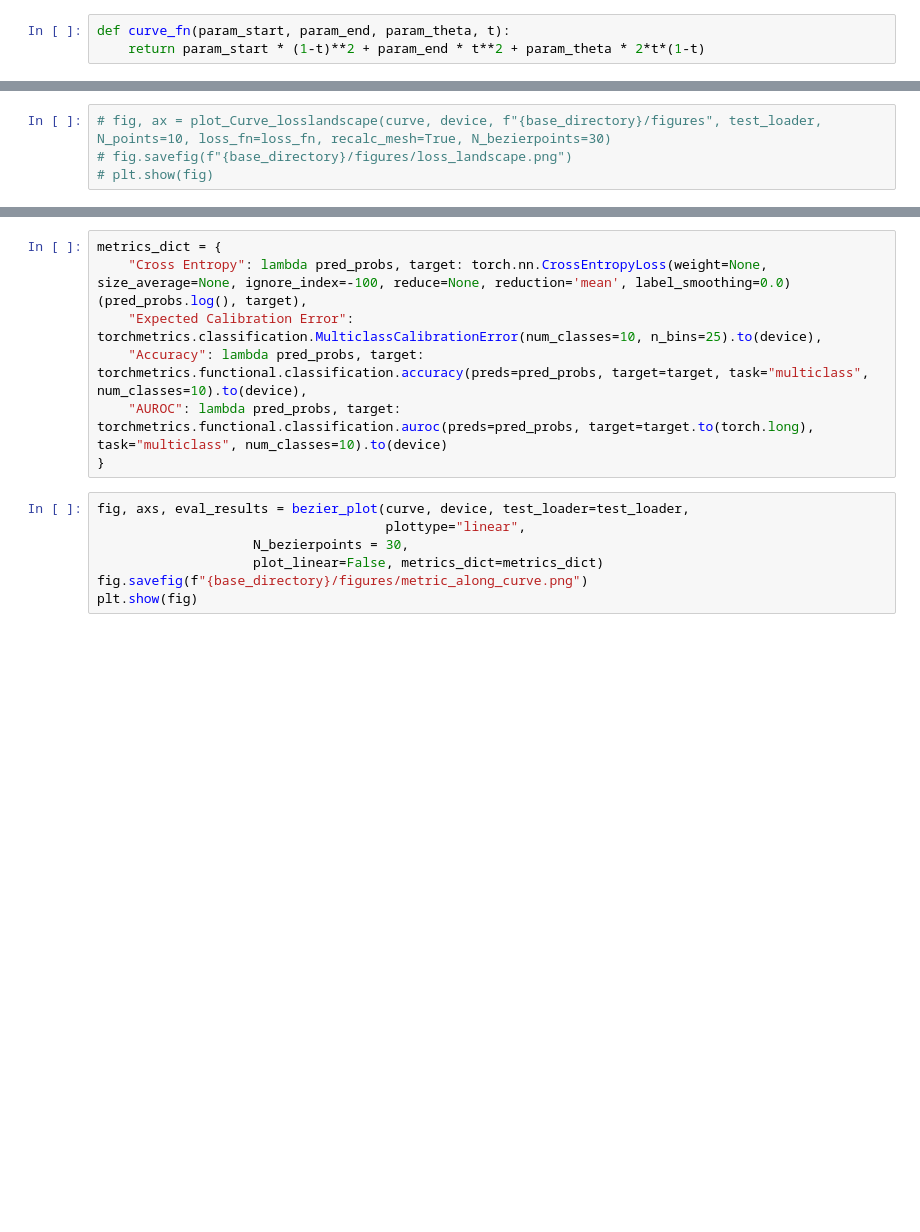
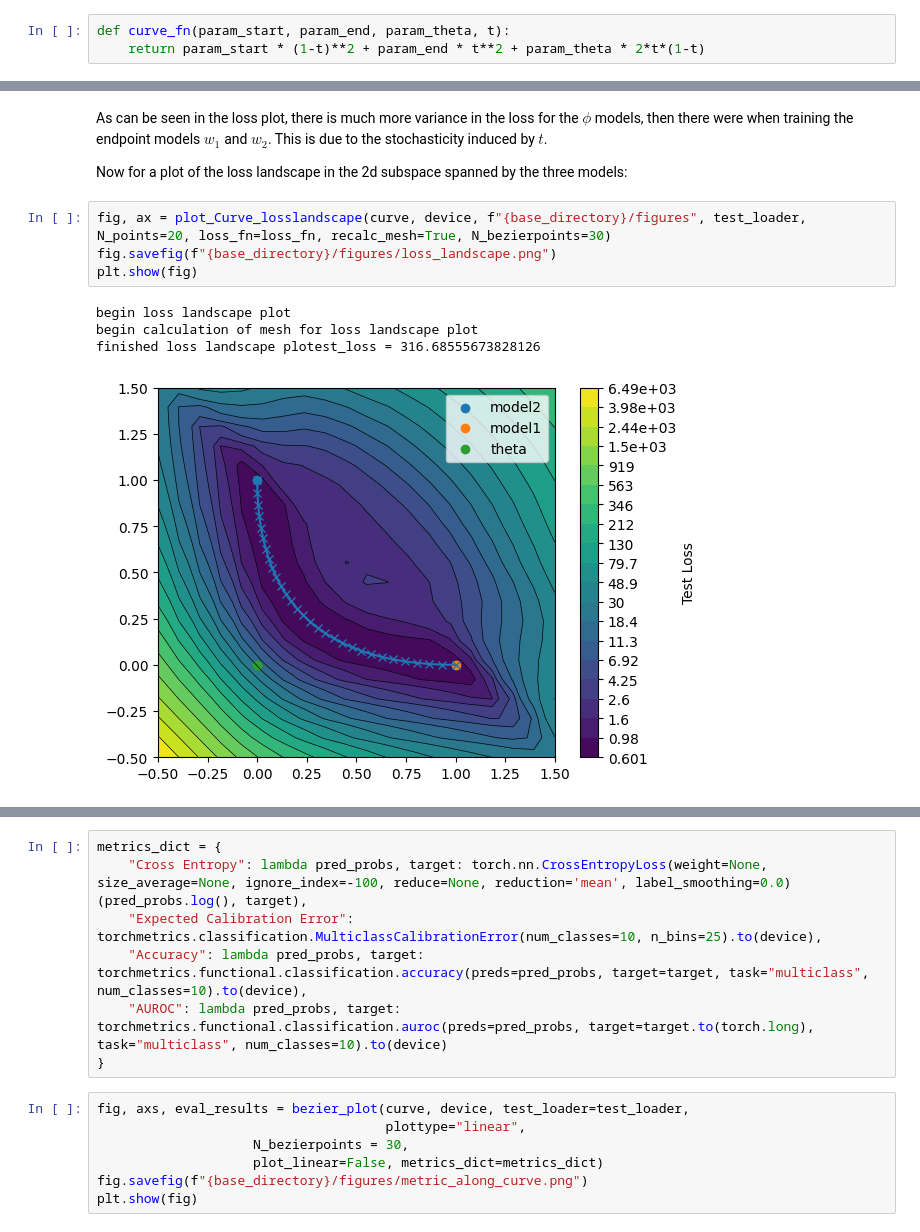
Before and after one commit to simoneiriksson/mode-connectivity, a Jupyter notebook: modeconnectivity/CIFAR_experiment.ipynb, the cells around one changed output, grey strips where cells are left out. Saved outputs shown, nothing was run; the diff lists cells and outputs as text; blank space fills up the shorter version.

```diff
--- a/modeconnectivity/CIFAR_experiment.ipynb
+++ b/modeconnectivity/CIFAR_experiment.ipynb
@@ -160,4 +270,14 @@ else:
+# %% [markdown]
+As can be seen in the loss plot, there is much more variance in the loss for the $\phi$ models, then there were when training the endpoint models $w_1$ and $w_2$. This is due to the stochasticity induced by $t$.
+
+
+Now for a plot of the loss landscape in the 2d subspace spanned by the three models:
 # %%
-# fig, ax = plot_Curve_losslandscape(curve, device, f"{base_directory}/figures", test_loader, N_points=10, loss_fn=loss_fn, recalc_mesh=True, N_bezierpoints=30)
-# fig.savefig(f"{base_directory}/figures/loss_landscape.png")
-# plt.show(fig)
+fig, ax = plot_Curve_losslandscape(curve, device, f"{base_directory}/figures", test_loader, N_points=20, loss_fn=loss_fn, recalc_mesh=True, N_bezierpoints=30)
+fig.savefig(f"{base_directory}/figures/loss_landscape.png")
+plt.show(fig)
+# %% [output]
+begin loss landscape plot
+begin calculation of mesh for loss landscape plot
+finished loss landscape plotest_loss = 316.68555673828126
+[figure, added]
```
Also changed, not shown: parts of 14 cells of this notebook, 17 other files.
